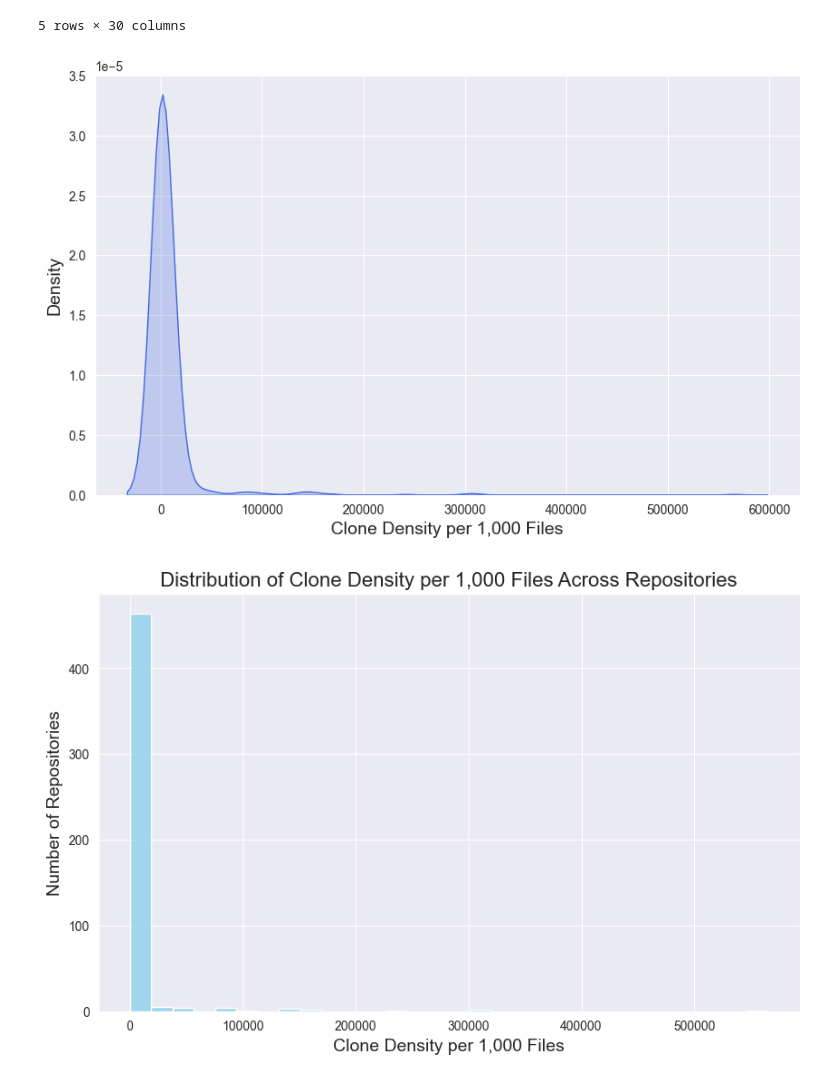
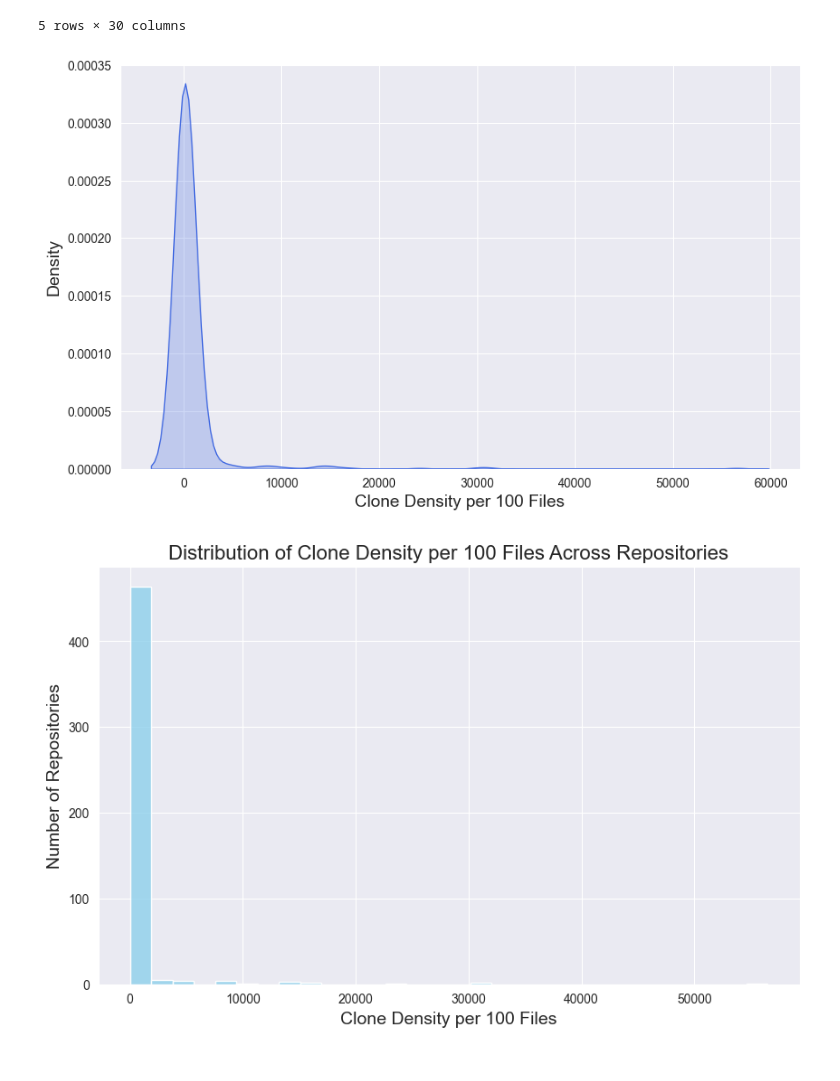
Before and after one commit to jubenitezg/Go-Clone-Thesis, a Jupyter notebook: clone-detection/analysis.ipynb, the cells around one changed output. Cells and saved outputs as stored; diff of their text form; code cells hidden in the pictures.

```diff
--- a/clone-detection/analysis.ipynb
+++ b/clone-detection/analysis.ipynb
@@ -558,7 +575,7 @@ Name: count, dtype: int64
 # %% [markdown]
 # Clone Density
 # %%
-tdf['clone_density'] = (tdf['loc.nFiles'] / tdf['similarities']) * 1000
+tdf['clone_density'] = (tdf['loc.nFiles'] / tdf['similarities']) * 100
 tdf.head()
 # %% [output]
 |  | repo_id | analyzed_paths | pairs | similarities | issues | license | commits | created_at | contributors | ... |
@@ -571,19 +588,19 @@ tdf.head()
 # %%
 # Assuming df is your DataFrame with the clone density already calculated
 plt.figure(figsize=(10, 6))
 
 # Density Plot
 sb.kdeplot(tdf['clone_density'], fill=True, color='royalblue')
 
 # Adding titles and labels
-# plt.title('Density Plot of Clone Density per 1,000 Files Across Repositories', fontsize=16)
-plt.xlabel('Clone Density per 1,000 Files', fontsize=14)
+# plt.title('Density Plot of Clone Density per 1,00 Files Across Repositories', fontsize=16)
+plt.xlabel('Clone Density per 100 Files', fontsize=14)
 plt.ylabel('Density', fontsize=14)
 
 # Display the plot
 plt.show()
 # %% [output]
-[figure, old version]
+[figure, new version]
 # %%
 plt.figure(figsize=(10, 6))
 
@@ -591,11 +608,11 @@ plt.figure(figsize=(10, 6))
 sb.histplot(tdf['clone_density'], kde=False, bins=30, color='skyblue')
 
 # Adding titles and labels
-plt.title('Distribution of Clone Density per 1,000 Files Across Repositories', fontsize=16)
-plt.xlabel('Clone Density per 1,000 Files', fontsize=14)
+plt.title('Distribution of Clone Density per 100 Files Across Repositories', fontsize=16)
+plt.xlabel('Clone Density per 100 Files', fontsize=14)
 plt.ylabel('Number of Repositories', fontsize=14)
 
 # Display the plot
 plt.show()
 # %% [output]
-[figure, old version]
+[figure, new version]
```
Also changed, not shown: parts of 28 cells of this notebook, 1 other file.
